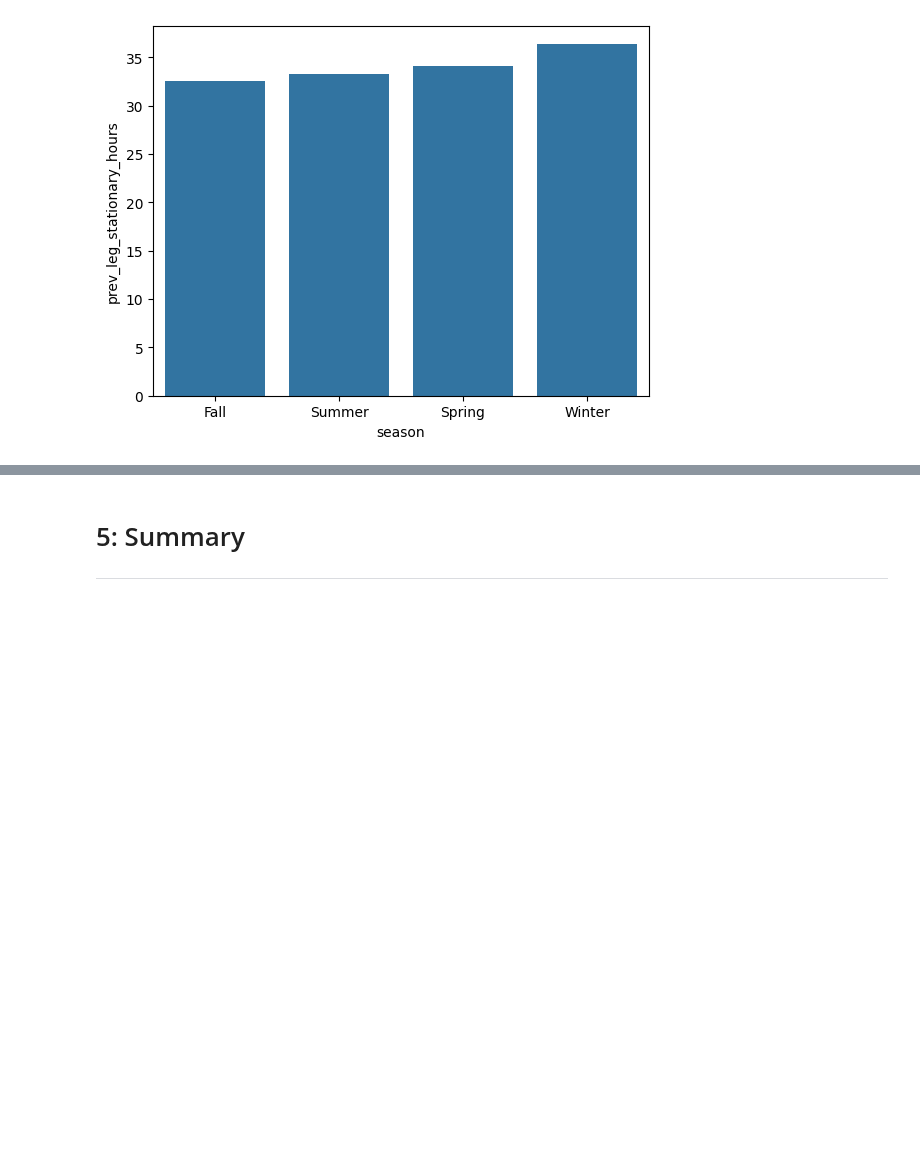
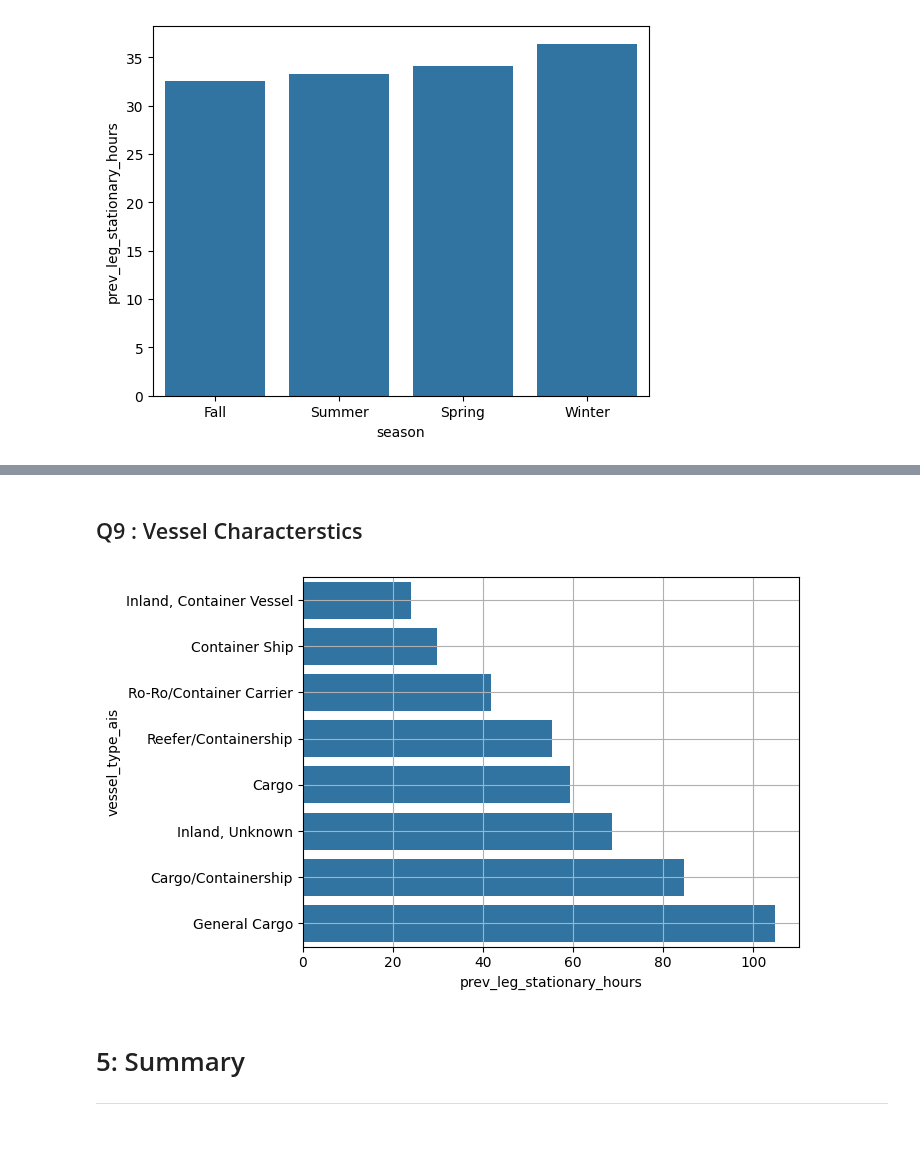
Before and after one commit to hargurjeet/Maersk, a Jupyter notebook: Solution_Notebook.ipynb, the cells around one changed output, grey strips where cells are left out. Saved outputs shown, nothing was run; the diff lists cells and outputs as text; code cells hidden in the pictures; blank space fills up the shorter version.

```diff
--- a/Solution_Notebook.ipynb
+++ b/Solution_Notebook.ipynb
@@ -557,0 +561,35 @@ plt.show()
+# %%
+def categorize_time_of_day(hour):
+    if 6 <= hour < 12:
+        return 'Morning'
+    elif 12 <= hour < 18:
+        return 'Afternoon'
+    else:
+        return 'Evening'
+
+vessel_data_cleaned_v3['time_of_day'] = vessel_data_cleaned_v3['arrival_time'].dt.hour.apply(categorize_time_of_day)
+
+vessel_day_after_night_data = pd.DataFrame(vessel_data_cleaned_v3[['time_of_day', 'prev_leg_stationary_hours']].groupby(by='time_of_day')['prev_leg_stationary_hours'].\
+                             mean().reset_index())
+
+def categorize_time_of_day_detailed(hour):
+    if 0 <= hour < 6:
+        return 'Late Night'
+    elif 6 <= hour < 9:
+        return 'Early Morning'
+    elif 9 <= hour < 12:
+        return 'Morning'
+    elif 12 <= hour < 15:
+        return 'Early Afternoon'
+    elif 15 <= hour < 18:
+        return 'Afternoon'
+    elif 18 <= hour < 21:
+        return 'Evening'
+    else:
+        return 'Night'
+
+# Extract the hour from the datetime column and categorize time of day
+vessel_data_cleaned_v3['time_of_day_detailed'] = vessel_data_cleaned_v3['arrival_time'].dt.hour.apply(categorize_time_of_day_detailed)
+
+vessel_day_after_night_detailed_data = pd.DataFrame(vessel_data_cleaned_v3[['time_of_day_detailed', 'prev_leg_stationary_hours']].groupby(by='time_of_day_detailed')['prev_leg_stationary_hours'].\
+                             mean().reset_index())
@@ -558,3 +641,16 @@ plt.show()
+# %% [markdown]
+## Q9 : Vessel Characterstics
+# %%
+vessel_char_waiting = vessel_data_cleaned_v3[['vessel_type_ais', 'prev_leg_stationary_hours']].groupby(by='vessel_type_ais')['prev_leg_stationary_hours'].\
+                             mean().reset_index()
+
+sns.barplot(vessel_char_waiting.sort_values(by='prev_leg_stationary_hours'), \
+            x="prev_leg_stationary_hours", y="vessel_type_ais")
+
+plt.grid()
+plt.show()
+# %% [output]
+[figure, added]
 # %% [markdown]
 # 5: Summary <a name="5"></a>
 
```
Also changed, not shown: parts of 9 cells of this notebook.
